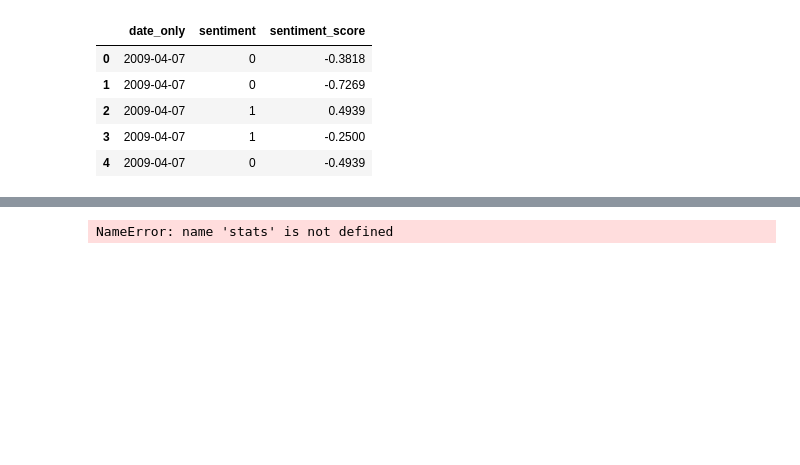
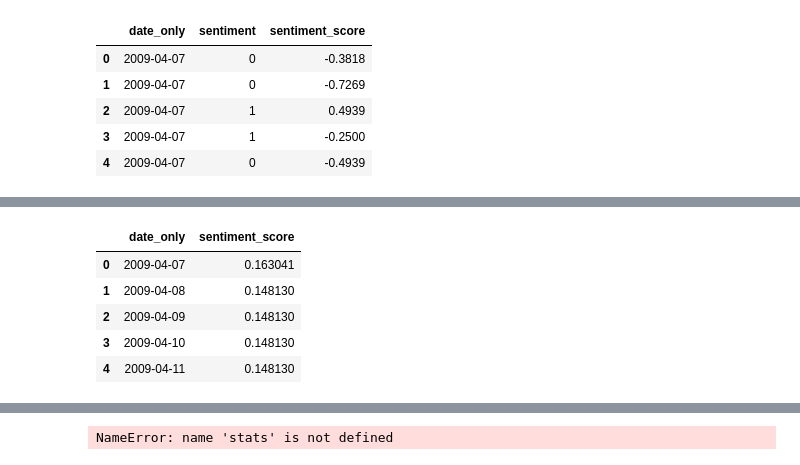
Before and after one commit to clarissa2020274/2020274_CA2, a Jupyter notebook: 2020274_MScDA_CA2_ClarissaCardoso.ipynb, the cells around one changed output, grey strips where cells are left out. Cells and saved outputs as stored; diff of their text form; code cells hidden in the pictures; blank space fills up the shorter version.

```diff
--- a/2020274_CA2.ipynb
+++ b/2020274_MScDA_CA2_ClarissaCardoso.ipynb
@@ -1355,0 +1324,11 @@ plt.show()
+# %%
+#Calculate average sentiment score for each day for after imputation
+average_sentiment = merged_df2.groupby('date_only')['sentiment_score'].mean().reset_index()
+average_sentiment.head()
+# %% [output]
+|  | date_only | sentiment_score |
+| 0 | 2009-04-07 | 0.163041 |
+| 1 | 2009-04-08 | 0.148130 |
+| 2 | 2009-04-09 | 0.148130 |
+| 3 | 2009-04-10 | 0.148130 |
+| 4 | 2009-04-11 | 0.148130 |
```
Also changed, not shown: parts of 106 cells of this notebook, 2 other files.
